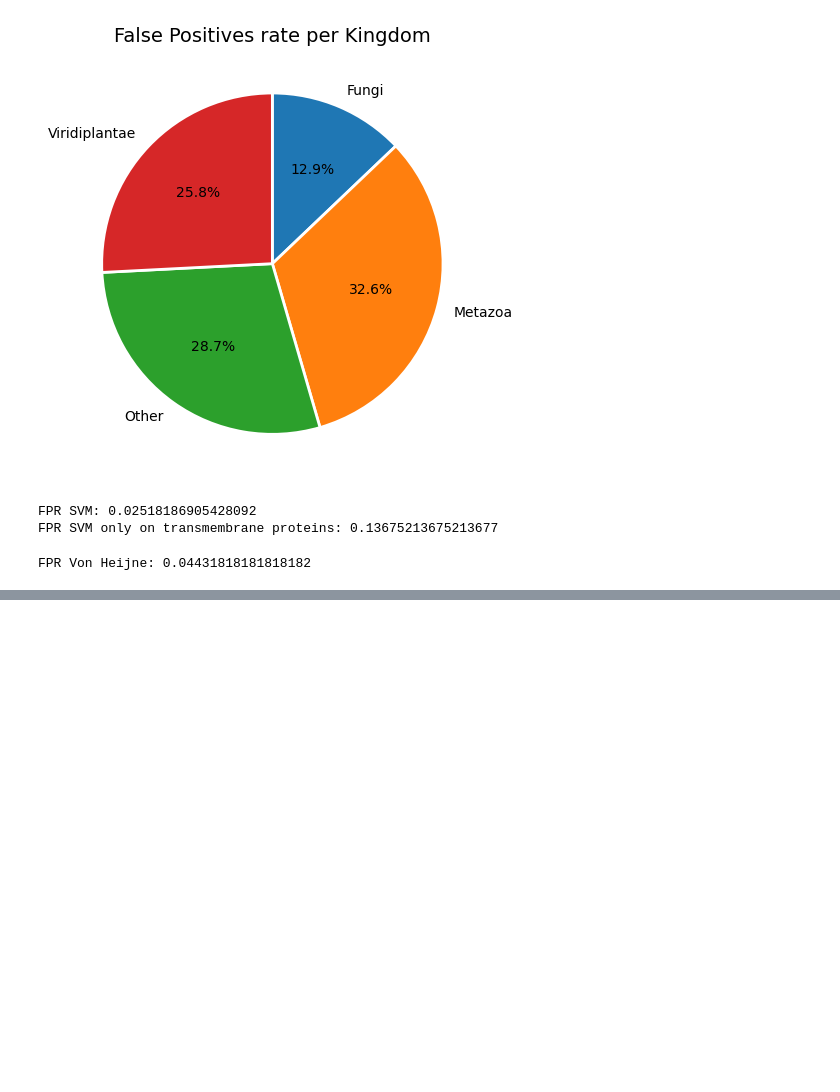
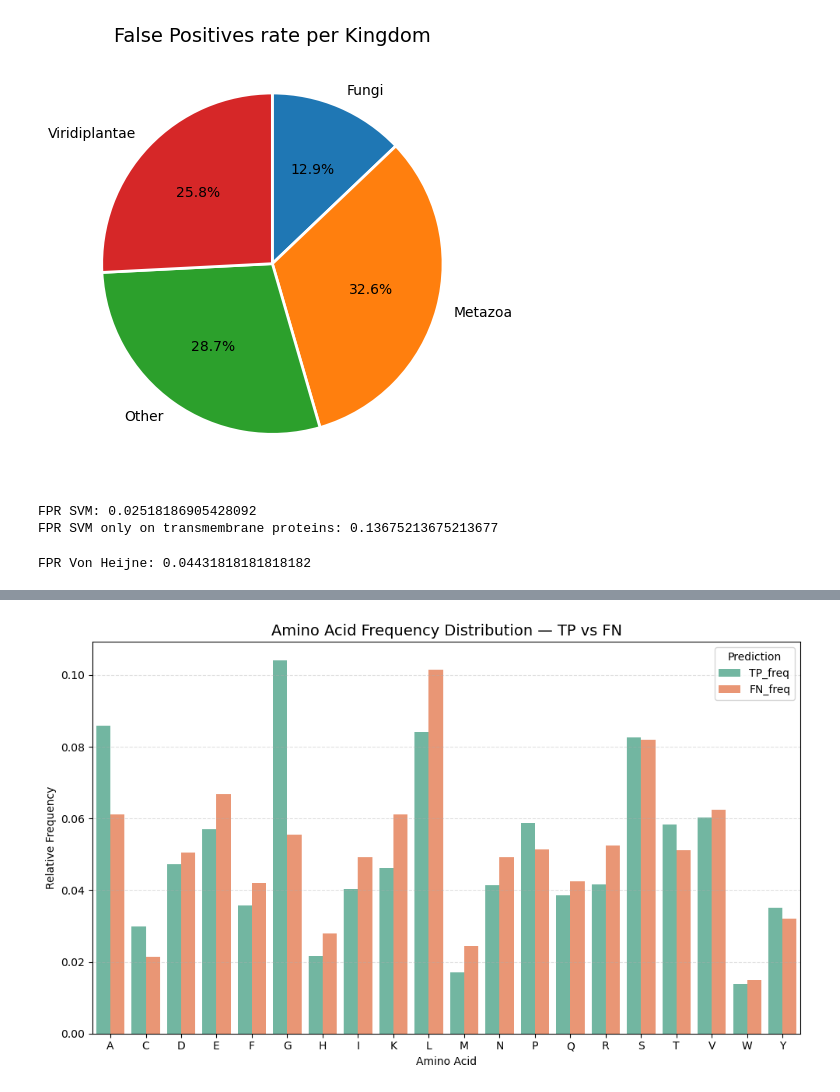
Before and after one commit to LucaCagnini/LB2_project_Group_3, a Jupyter notebook: performance_SVM/model_evaluation-PART2.ipynb, the cells around one changed output, grey strips where cells are left out. Drawn from its saved outputs; the diff is of its cells as text; code cells hidden in the pictures; blank space fills up the shorter version.

```diff
--- a/performance_SVM/model_evaluation-PART2.ipynb
+++ b/performance_SVM/model_evaluation-PART2.ipynb
@@ -332,0 +356,46 @@ FPR Von Heijne: 0.04431818181818182
+# %%
+TP_df_sequence = benchmark[benchmark["Prediction"] == "TP"][["Sequence"]].copy()
+FN_df_sequence = benchmark[benchmark["Prediction"] == "FN"][["Sequence"]].copy()
+
+def aa_frequency(df):
+    all_seq = "".join(df["Sequence"])
+    total = len(all_seq)
+    freq = {aa: all_seq.count(aa) / total for aa in set(all_seq)}
+    return pd.Series(freq).sort_index()
+TP_freq = aa_frequency(TP_df_sequence)
+FN_freq = aa_frequency(FN_df_sequence)
+
+
+
+# Merge the two Pandas Series (TP_freq and FN_freq)for the plot
+
+aa_compare = pd.DataFrame({
+    "TP_freq": TP_freq,
+    "FN_freq": FN_freq
+}).fillna(0)
+
+aa_compare = (
+    aa_compare.reset_index()
+              .melt(id_vars="index", var_name="Group", value_name="Frequency")
+              .rename(columns={"index": "AminoAcid"})
+)
+
+
+
+plt.figure(figsize=(10,6))
+sns.barplot(
+    data=aa_compare,
+    x="AminoAcid",
+    y="Frequency",
+    hue="Group",
+    palette="Set2"
+)
+plt.title("Amino Acid Frequency Distribution — TP vs FN", fontsize=14)
+plt.xlabel("Amino Acid")
+plt.ylabel("Relative Frequency")
+plt.grid(axis='y', linestyle = "--", alpha = 0.4)
+plt.legend(title="Prediction")
+plt.tight_layout()
+plt.show()
+# %% [output]
+[figure, added]
```
Also changed, not shown: parts of 4 cells of this notebook.
